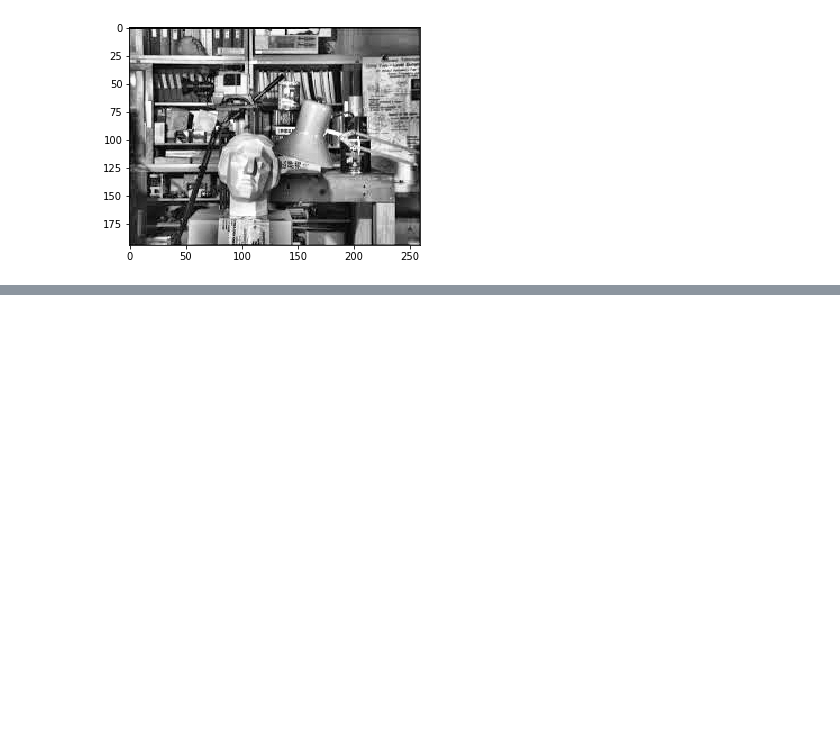
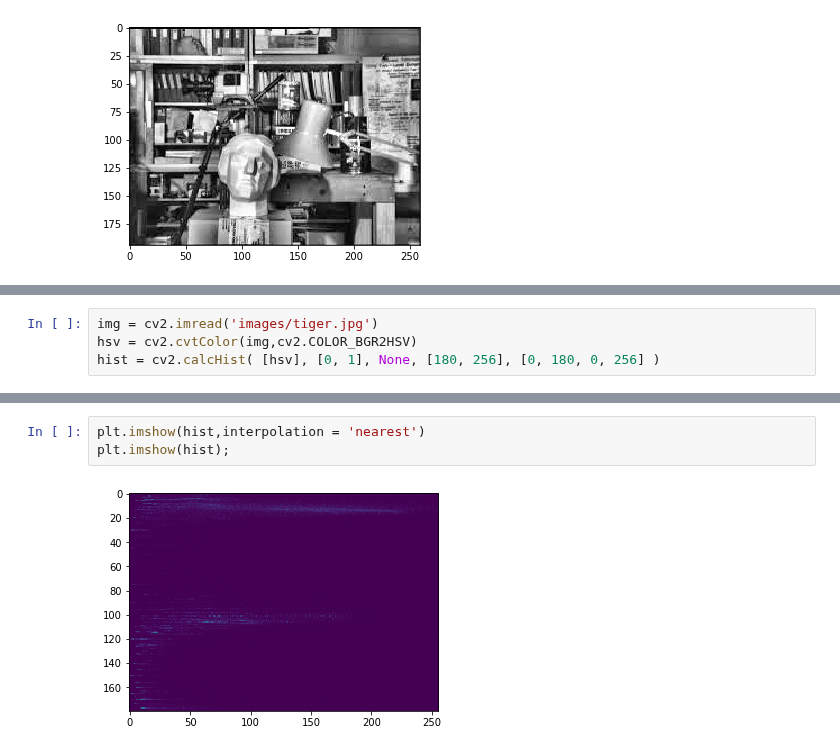
Before and after one commit to IamMohitM/OpenCV-Learning, a Jupyter notebook: Histograms.ipynb, the cells around one changed output, grey strips where cells are left out. Drawn from its saved outputs; the diff is of its cells as text; blank space fills up the shorter version.

Commit message:
2D Histograms

```diff
--- a/Histograms.ipynb
+++ b/Histograms.ipynb
@@ -225,0 +237,4 @@ plt.imshow(cl1, 'gray')
+# %%
+img = cv2.imread('images/tiger.jpg')
+hsv = cv2.cvtColor(img,cv2.COLOR_BGR2HSV)
+hist = cv2.calcHist( [hsv], [0, 1], None, [180, 256], [0, 180, 0, 256] )
@@ -225,0 +249,5 @@ plt.imshow(cl1, 'gray')
+# %%
+plt.imshow(hist,interpolation = 'nearest')
+plt.imshow(hist);
+# %% [output]
+[figure, added]
```
Also changed, not shown: parts of 7 cells of this notebook.
